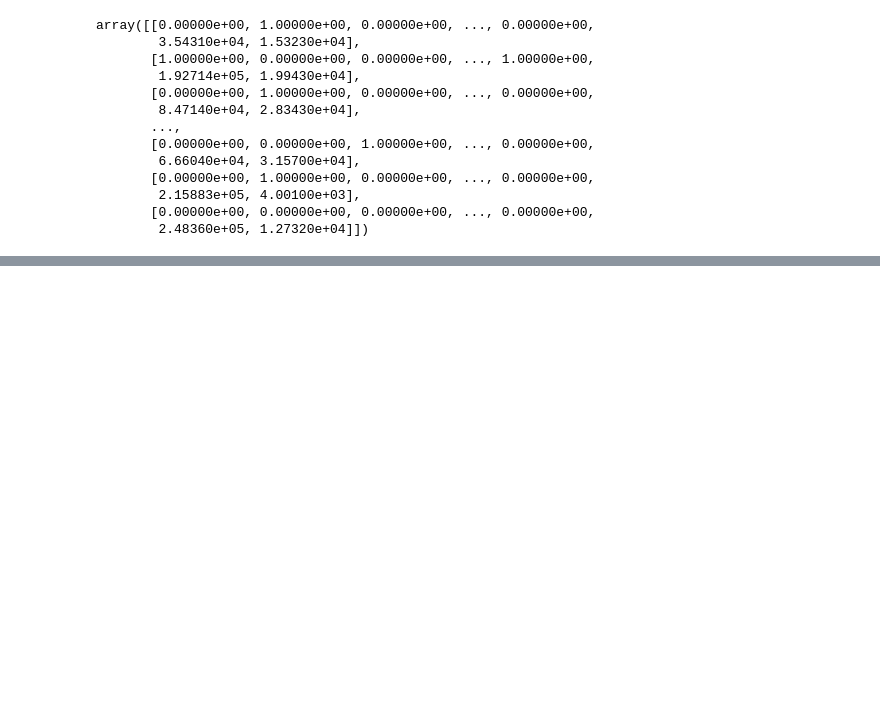
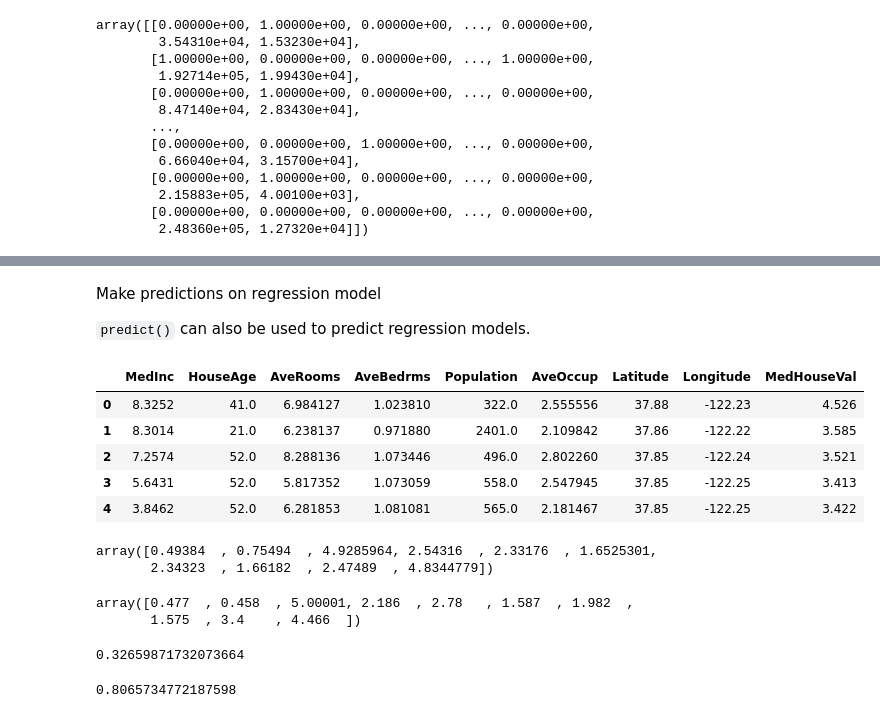
Before and after one commit to Psp29onetwo/ML_Playground, a Jupyter notebook: introduction-to-scikit-learn-in-detail.ipynb, the cells around one changed output, grey strips where cells are left out. Saved outputs shown, nothing was run; the diff lists cells and outputs as text; code cells hidden in the pictures; blank space fills up the shorter version.

```diff
--- a/introduction-to-scikit-learn-in-detail.ipynb
+++ b/introduction-to-scikit-learn-in-detail.ipynb
@@ -340,0 +684,13 @@ array([[0.00000e+00, 1.00000e+00, 0.00000e+00, ..., 0.00000e+00,
+# %% [markdown]
+Make predictions on regression model
+
+`predict()` can also be used to predict regression models.
+# %%
+cali_df.head()
+# %% [output]
+|  | MedInc | HouseAge | AveRooms | AveBedrms | Population | AveOccup | Latitude | Longitude | MedHouseVal |
+| 0 | 8.3252 | 41.0 | 6.984127 | 1.023810 | 322.0 | 2.555556 | 37.88 | -122.23 | 4.526 |
+| 1 | 8.3014 | 21.0 | 6.238137 | 0.971880 | 2401.0 | 2.109842 | 37.86 | -122.22 | 3.585 |
+| 2 | 7.2574 | 52.0 | 8.288136 | 1.073446 | 496.0 | 2.802260 | 37.85 | -122.24 | 3.521 |
+| 3 | 5.6431 | 52.0 | 5.817352 | 1.073059 | 558.0 | 2.547945 | 37.85 | -122.25 | 3.413 |
+| 4 | 3.8462 | 52.0 | 6.281853 | 1.081081 | 565.0 | 2.181467 | 37.85 | -122.25 | 3.422 |
@@ -340,0 +717,20 @@ array([[0.00000e+00, 1.00000e+00, 0.00000e+00, ..., 0.00000e+00,
+# %%
+y_preds[:10]
+# %% [output]
+array([0.49384  , 0.75494  , 4.9285964, 2.54316  , 2.33176  , 1.6525301,
+       2.34323  , 1.66182  , 2.47489  , 4.8344779])
+# %%
+np.array(y_test[:10])
+# %% [output]
+array([0.477  , 0.458  , 5.00001, 2.186  , 2.78   , 1.587  , 1.982  ,
+       1.575  , 3.4    , 4.466  ])
+# %%
+# Compare the predictions to the truth
+from sklearn.metrics import mean_absolute_error
+mean_absolute_error(y_test, y_preds)
+# %% [output]
+0.32659871732073664
+# %%
+rf.score(X_test, y_test)
+# %% [output]
+0.8065734772187598
```
Also changed, not shown: parts of 50 cells of this notebook, 1 other file.
